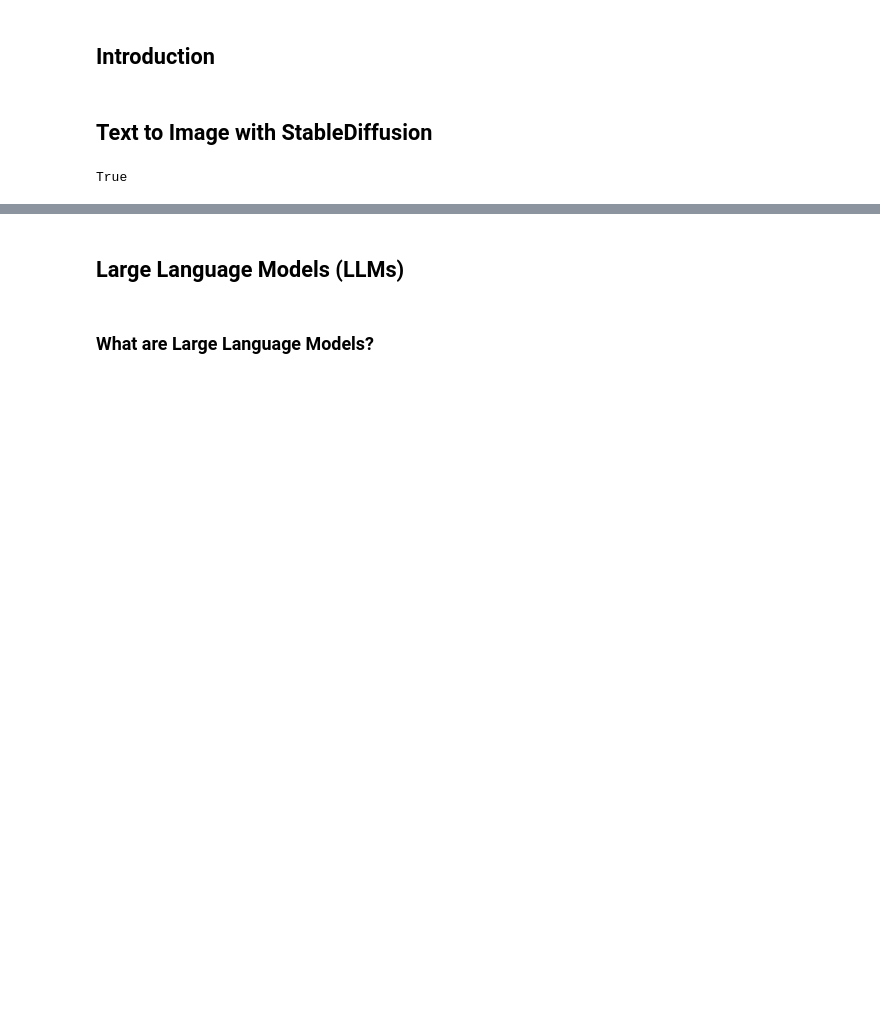
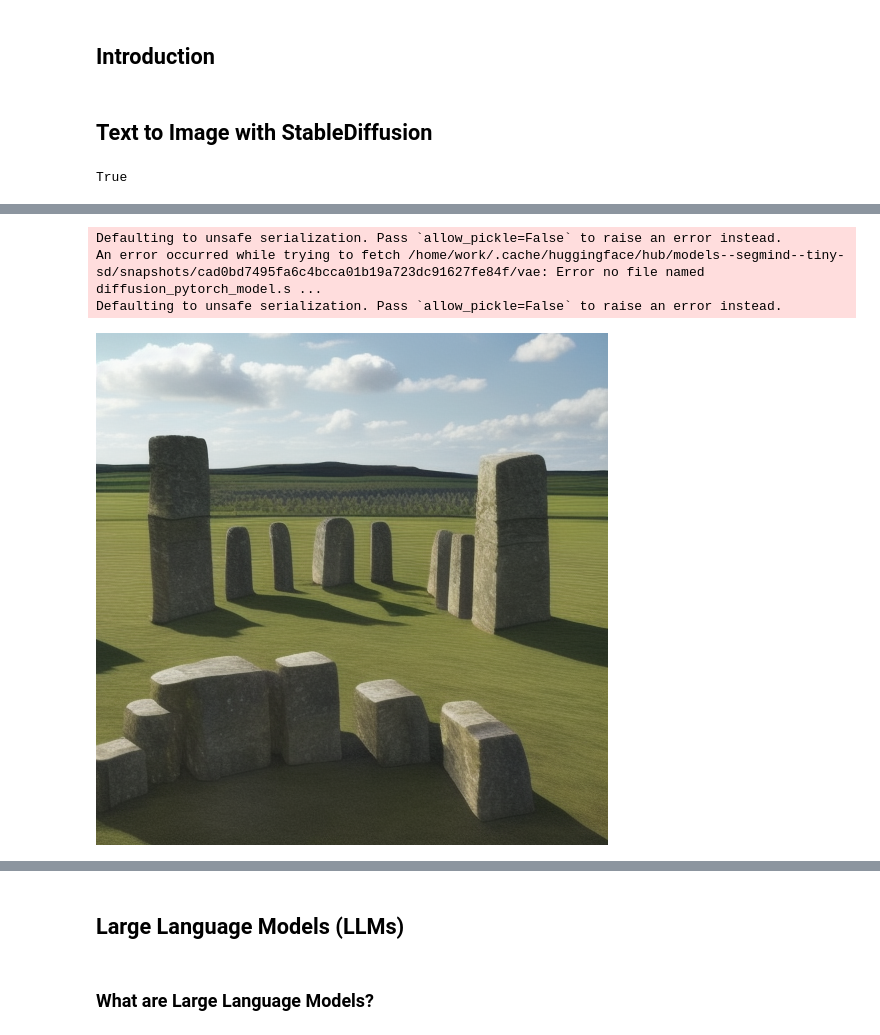
Before and after one commit to creativetechnologylab/generative-ai-workshop, a Jupyter notebook: code/generative-ai.ipynb, the cells around one changed output, grey strips where cells are left out. Drawn from its saved outputs; the diff is of its cells as text; code cells hidden in the pictures; blank space fills up the shorter version.

```diff
--- a/code/generative-ai.ipynb
+++ b/code/generative-ai.ipynb
@@ -22,0 +40,11 @@ RuntimeError: Numpy is not available
+# %%
+pipeline = DiffusionPipeline.from_pretrained("segmind/tiny-sd", torch_dtype=torch.float16)
+prompt = "stonehenge 4K"
+pipeline = pipeline.to("cuda")
+image = pipeline(prompt).images[0]
+display(image)
+# %% [output]
+Defaulting to unsafe serialization. Pass `allow_pickle=False` to raise an error instead.
+An error occurred while trying to fetch /home/work/.cache/huggingface/hub/models--segmind--tiny-sd/snapshots/cad0bd7495fa6c4bcca01b19a723dc91627fe84f/vae: Error no file named diffusion_pytorch_model.s ...
+Defaulting to unsafe serialization. Pass `allow_pickle=False` to raise an error instead.
+[figure, added]
```
Also changed, not shown: parts of 13 cells of this notebook.
